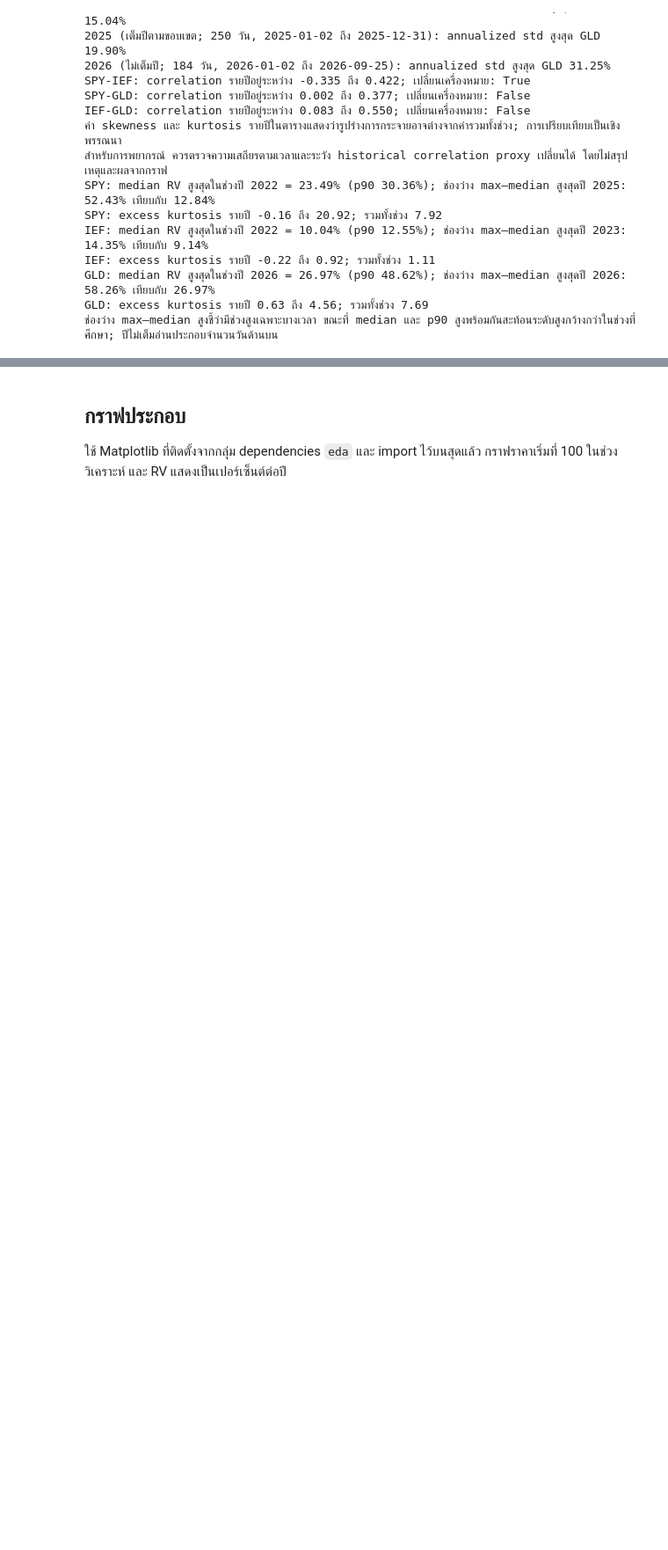
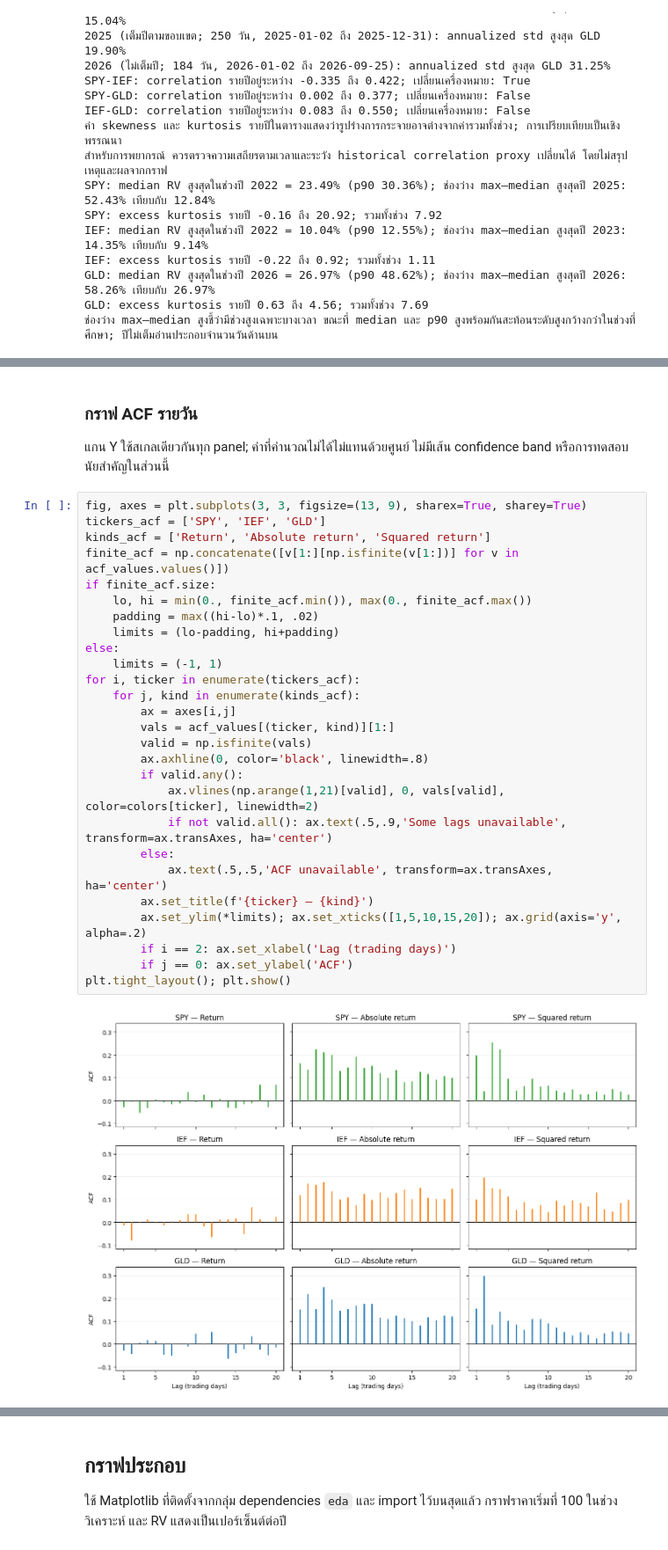
Before and after one commit to 01aptx01/datasci-and-dataen-project, a Jupyter notebook: notebooks/01_eda_market_prices.ipynb, the cells around one changed output, grey strips where cells are left out. Shown at 88% size. Drawn from its saved outputs; the diff is of its cells as text; blank space fills up the shorter version.

```diff
--- a/notebooks/01_eda_market_prices.ipynb
+++ b/notebooks/01_eda_market_prices.ipynb
@@ -842,0 +881,32 @@ GLD: excess kurtosis รายปี 0.63 ถึง 4.56; รวมทั้ง
+# %% [markdown]
+### กราฟ ACF รายวัน
+แกน Y ใช้สเกลเดียวกันทุก panel; ค่าที่คำนวณไม่ได้ไม่แทนด้วยศูนย์ ไม่มีเส้น confidence band หรือการทดสอบนัยสำคัญในส่วนนี้
+# %%
+fig, axes = plt.subplots(3, 3, figsize=(13, 9), sharex=True, sharey=True)
+tickers_acf = ['SPY', 'IEF', 'GLD']
+kinds_acf = ['Return', 'Absolute return', 'Squared return']
+finite_acf = np.concatenate([v[1:][np.isfinite(v[1:])] for v in acf_values.values()])
+if finite_acf.size:
+    lo, hi = min(0., finite_acf.min()), max(0., finite_acf.max())
+    padding = max((hi-lo)*.1, .02)
+    limits = (lo-padding, hi+padding)
+else:
+    limits = (-1, 1)
+for i, ticker in enumerate(tickers_acf):
+    for j, kind in enumerate(kinds_acf):
+        ax = axes[i,j]
+        vals = acf_values[(ticker, kind)][1:]
+        valid = np.isfinite(vals)
+        ax.axhline(0, color='black', linewidth=.8)
+        if valid.any():
+            ax.vlines(np.arange(1,21)[valid], 0, vals[valid], color=colors[ticker], linewidth=2)
+            if not valid.all(): ax.text(.5,.9,'Some lags unavailable', transform=ax.transAxes, ha='center')
+        else:
+            ax.text(.5,.5,'ACF unavailable', transform=ax.transAxes, ha='center')
+        ax.set_title(f'{ticker} — {kind}')
+        ax.set_ylim(*limits); ax.set_xticks([1,5,10,15,20]); ax.grid(axis='y', alpha=.2)
+        if i == 2: ax.set_xlabel('Lag (trading days)')
+        if j == 0: ax.set_ylabel('ACF')
+plt.tight_layout(); plt.show()
+# %% [output]
+[figure, added]
```
Also changed, not shown: parts of 7 cells of this notebook, 2 other files.
